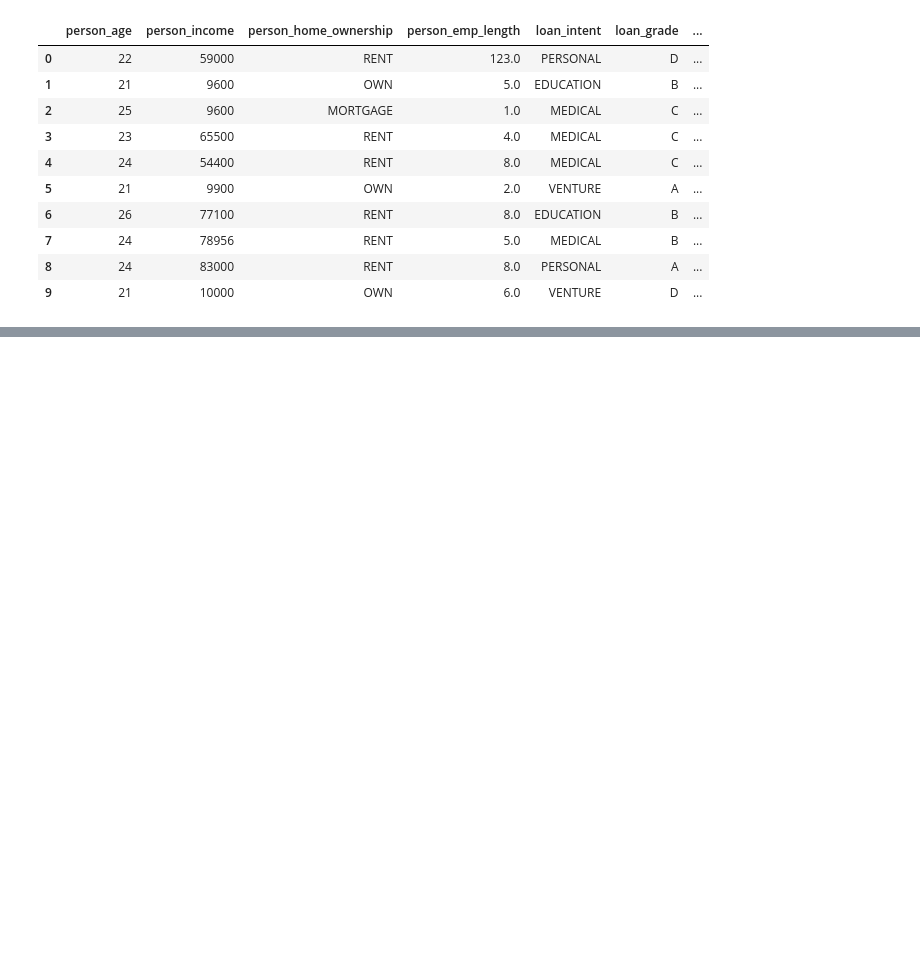
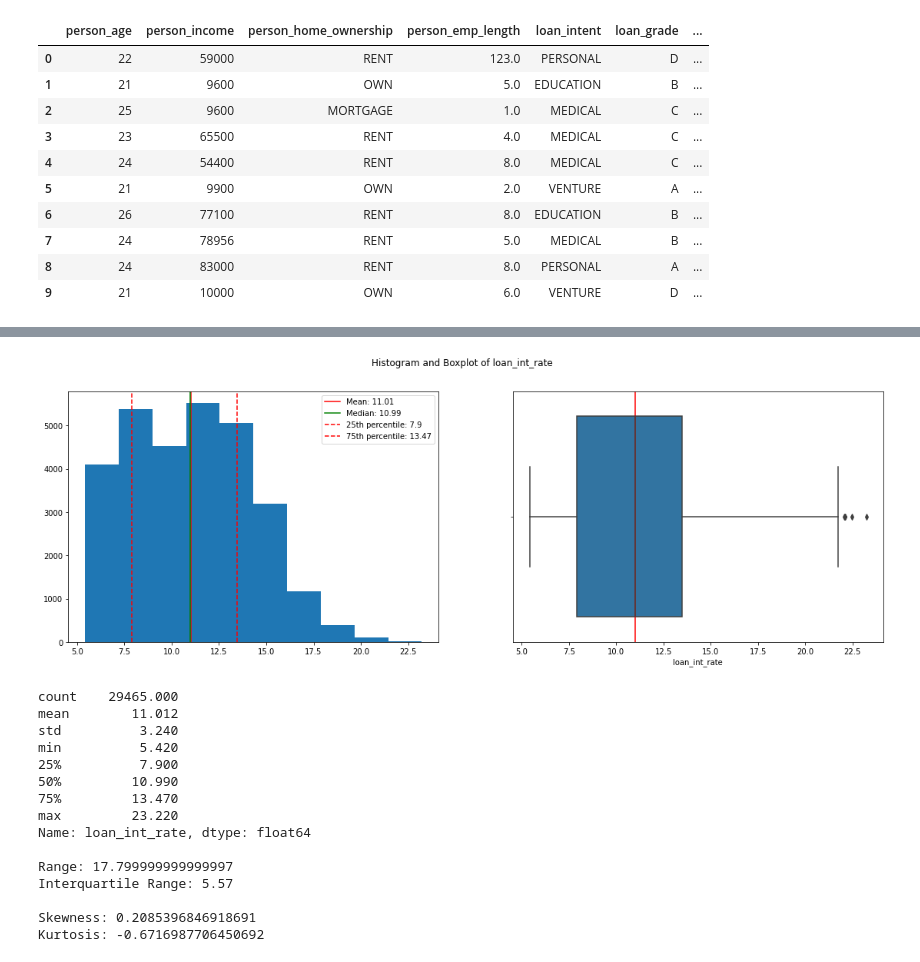
Before and after one commit to marcosmhs/AnaliseCredito, a Jupyter notebook: AnaliseCredito.ipynb, the cells around one changed output, grey strips where cells are left out. Saved outputs shown, nothing was run; the diff lists cells and outputs as text; code cells hidden in the pictures; blank space fills up the shorter version.

```diff
--- a/AnaliseCredito.ipynb
+++ b/AnaliseCredito.ipynb
@@ -55,0 +159,19 @@ dados[dados['person_income'] >= 70000]
+# %%
+descriptive_summary_n(dados, 'loan_int_rate')
+# %% [output]
+[figure, added]
+count    29465.000
+mean        11.012
+std          3.240
+min          5.420
+25%          7.900
+50%         10.990
+75%         13.470
+max         23.220
+Name: loan_int_rate, dtype: float64
+
+Range: 17.799999999999997
+Interquartile Range: 5.57
+
+Skewness: 0.2085396846918691
+Kurtosis: -0.6716987706450692
```
Also changed, not shown: parts of 16 cells of this notebook, 1 other file.
